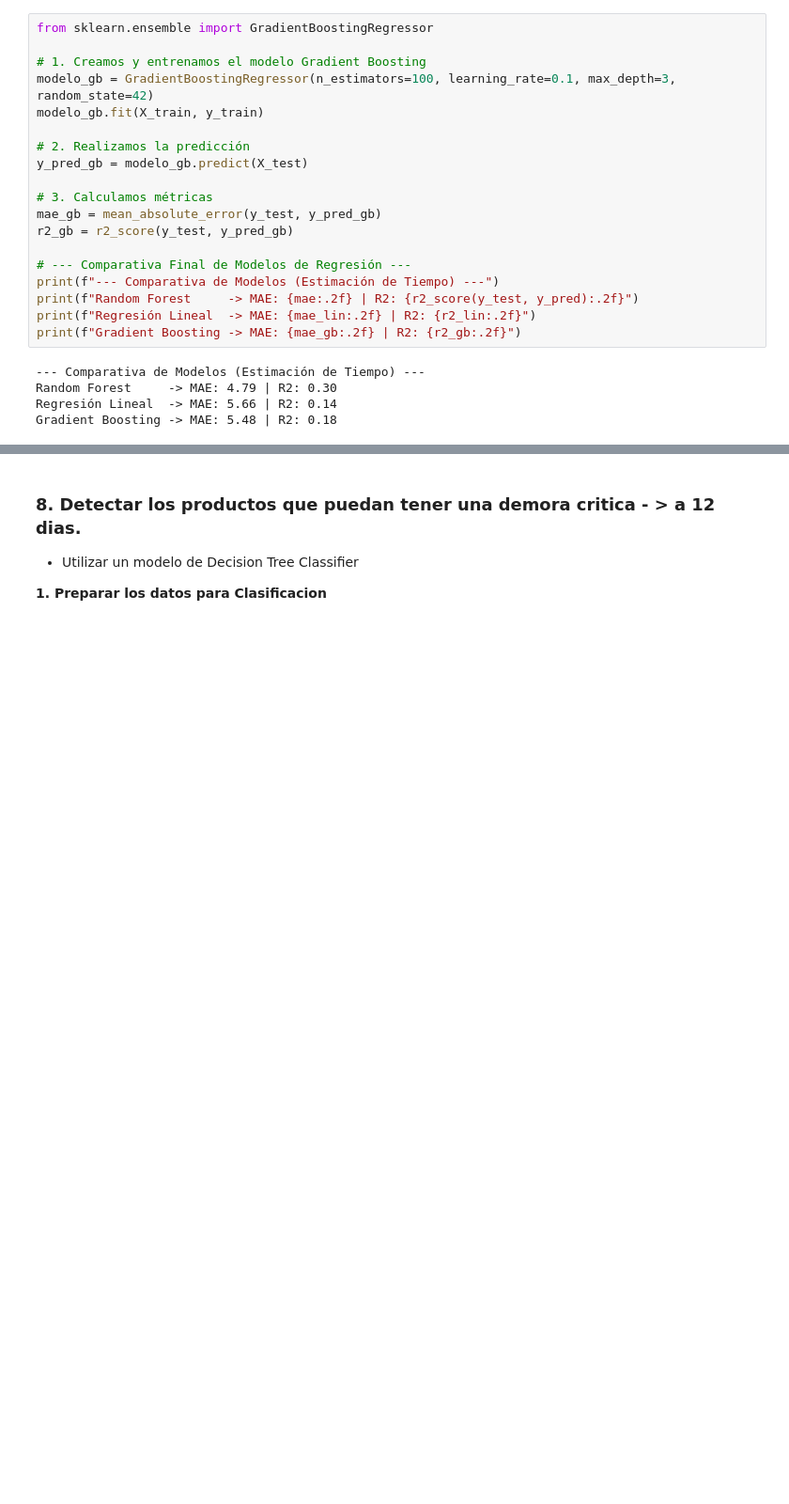
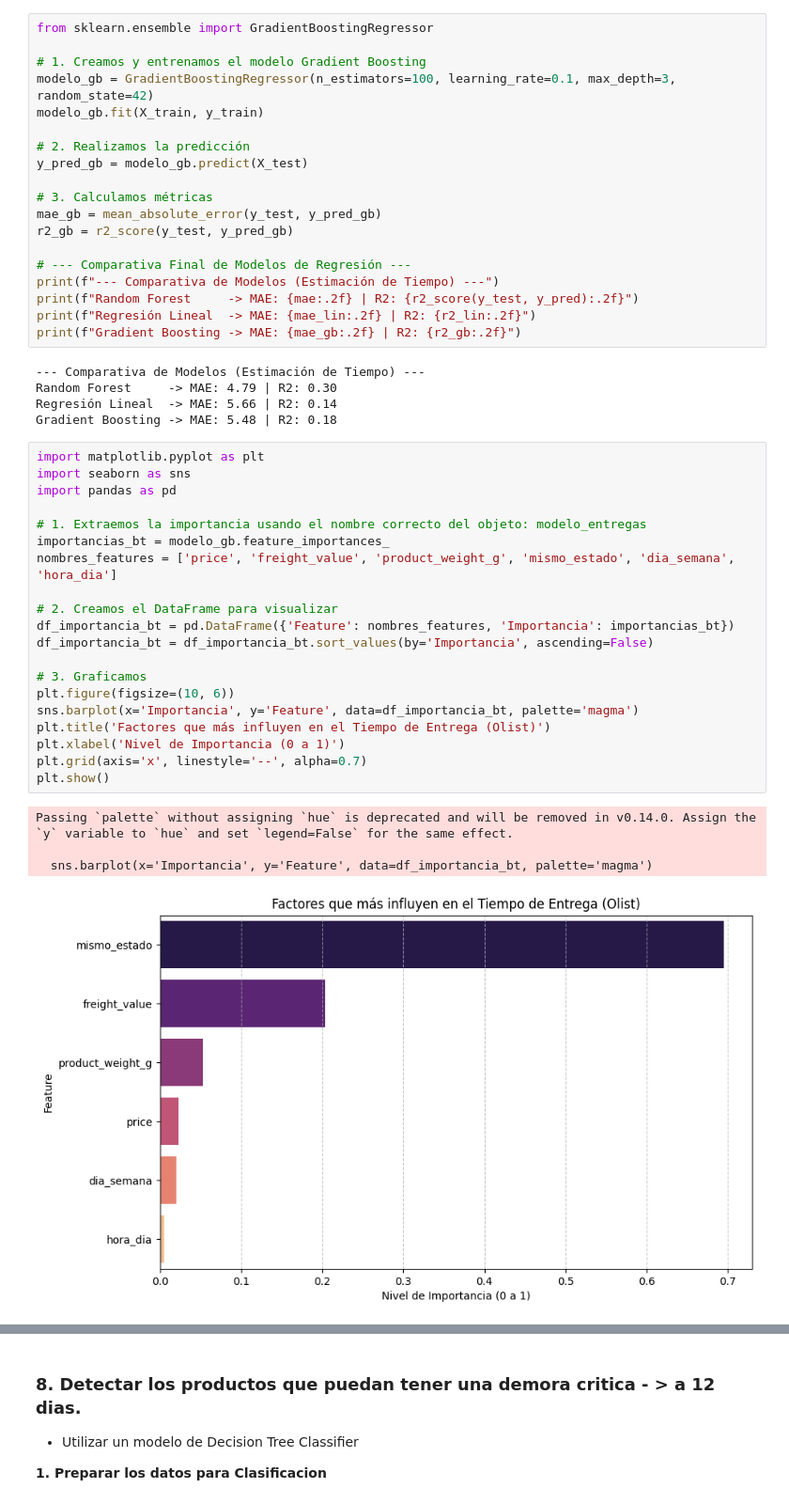
Before and after one commit to wilhayla/THE_HATCH_DATA_SCIENCE_OLIST_CHALLENGE, a Jupyter notebook: notbooks/04_product_estimation_delivery_time.ipynb, the cells around one changed output, grey strips where cells are left out. Shown at 94% size. Drawn from its saved outputs; the diff is of its cells as text; blank space fills up the shorter version.

```diff
--- a/notbooks/04_product_estimation_delivery_time.ipynb
+++ b/notbooks/04_product_estimation_delivery_time.ipynb
@@ -326,4 +326,29 @@ print(f"Gradient Boosting -> MAE: {mae_gb:.2f} | R2: {r2_gb:.2f}")
 Random Forest     -> MAE: 4.79 | R2: 0.30
 Regresión Lineal  -> MAE: 5.66 | R2: 0.14
 Gradient Boosting -> MAE: 5.48 | R2: 0.18
+# %%
+import matplotlib.pyplot as plt
+import seaborn as sns
+import pandas as pd
+
+# 1. Extraemos la importancia usando el nombre correcto del objeto: modelo_entregas
+importancias_bt = modelo_gb.feature_importances_
+nombres_features = ['price', 'freight_value', 'product_weight_g', 'mismo_estado', 'dia_semana', 'hora_dia']
+
+# 2. Creamos el DataFrame para visualizar
+df_importancia_bt = pd.DataFrame({'Feature': nombres_features, 'Importancia': importancias_bt})
+df_importancia_bt = df_importancia_bt.sort_values(by='Importancia', ascending=False)
+
+# 3. Graficamos
+plt.figure(figsize=(10, 6))
+sns.barplot(x='Importancia', y='Feature', data=df_importancia_bt, palette='magma')
+plt.title('Factores que más influyen en el Tiempo de Entrega (Olist)')
+plt.xlabel('Nivel de Importancia (0 a 1)')
+plt.grid(axis='x', linestyle='--', alpha=0.7)
+plt.show()
+# %% [output]
+Passing `palette` without assigning `hue` is deprecated and will be removed in v0.14.0. Assign the `y` variable to `hue` and set `legend=False` for the same effect.
+
+  sns.barplot(x='Importancia', y='Feature', data=df_importancia_bt, palette='magma')
+[figure, added]
 # %%
```
Also changed, not shown: parts of 5 cells of this notebook.
